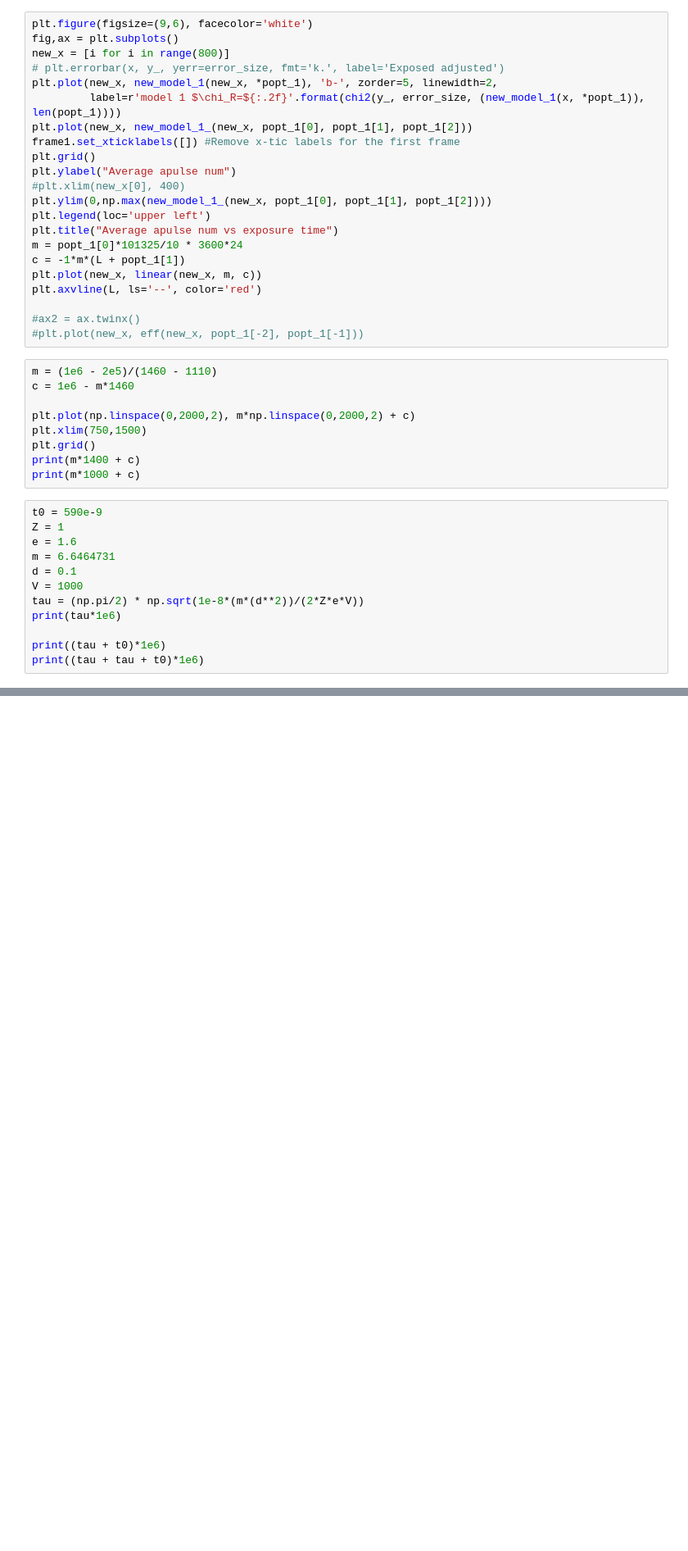
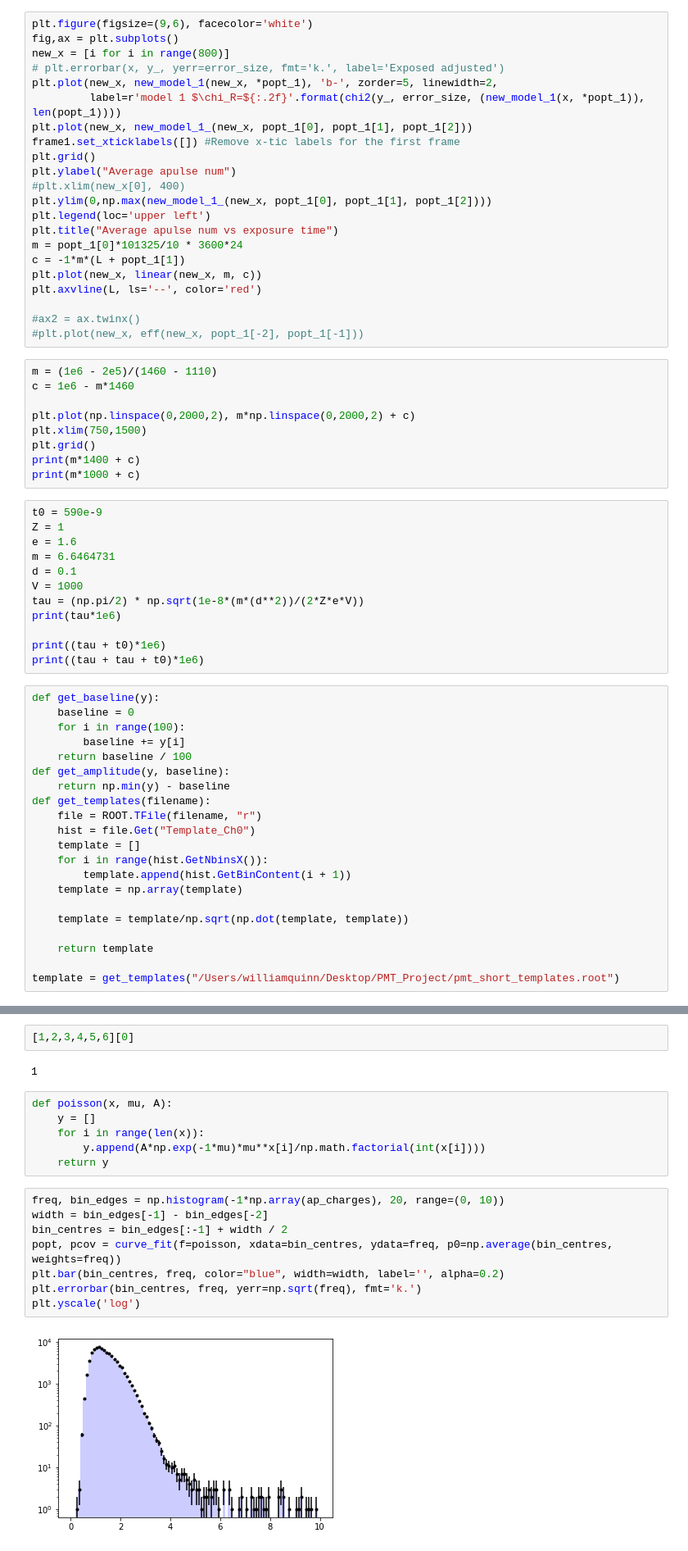
Before and after one commit to SuperNEMO-DBD/PMT-ShapeAnalysis, a Jupyter notebook: pmt_he_study/pulse_fitter.ipynb, the cells around one changed output, grey strips where cells are left out. Shown at 82% size. Saved outputs shown, nothing was run; the diff lists cells and outputs as text; blank space fills up the shorter version.

```diff
--- a/pmt_he_study/pulse_fitter.ipynb
+++ b/pmt_he_study/pulse_fitter.ipynb
@@ -699,3 +727,24 @@ print(tau*1e6)
 
 print((tau + t0)*1e6)
 print((tau + tau + t0)*1e6)
+# %%
+def get_baseline(y):
+    baseline = 0
+    for i in range(100):
+        baseline += y[i]
+    return baseline / 100
+def get_amplitude(y, baseline):
+    return np.min(y) - baseline
+def get_templates(filename):
+    file = ROOT.TFile(filename, "r")
+    hist = file.Get("Template_Ch0")
+    template = []
+    for i in range(hist.GetNbinsX()):
+        template.append(hist.GetBinContent(i + 1))
+    template = np.array(template)
+
+    template = template/np.sqrt(np.dot(template, template))
+
+    return template
+
+template = get_templates("/Users/williamquinn/Desktop/PMT_Project/pmt_short_templates.root")
@@ -701,0 +866,20 @@ print((tau + tau + t0)*1e6)
+# %%
+[1,2,3,4,5,6][0]
+# %% [output]
+1
+# %%
+def poisson(x, mu, A):
+    y = []
+    for i in range(len(x)):
+        y.append(A*np.exp(-1*mu)*mu**x[i]/np.math.factorial(int(x[i])))
+    return y
+# %%
+freq, bin_edges = np.histogram(-1*np.array(ap_charges), 20, range=(0, 10))
+width = bin_edges[-1] - bin_edges[-2]
+bin_centres = bin_edges[:-1] + width / 2
+popt, pcov = curve_fit(f=poisson, xdata=bin_centres, ydata=freq, p0=np.average(bin_centres, weights=freq))
+plt.bar(bin_centres, freq, color="blue", width=width, label='', alpha=0.2)
+plt.errorbar(bin_centres, freq, yerr=np.sqrt(freq), fmt='k.')
+plt.yscale('log')
+# %% [output]
+[figure, added]
```
Also changed, not shown: parts of 12 cells of this notebook, 9 other files.
